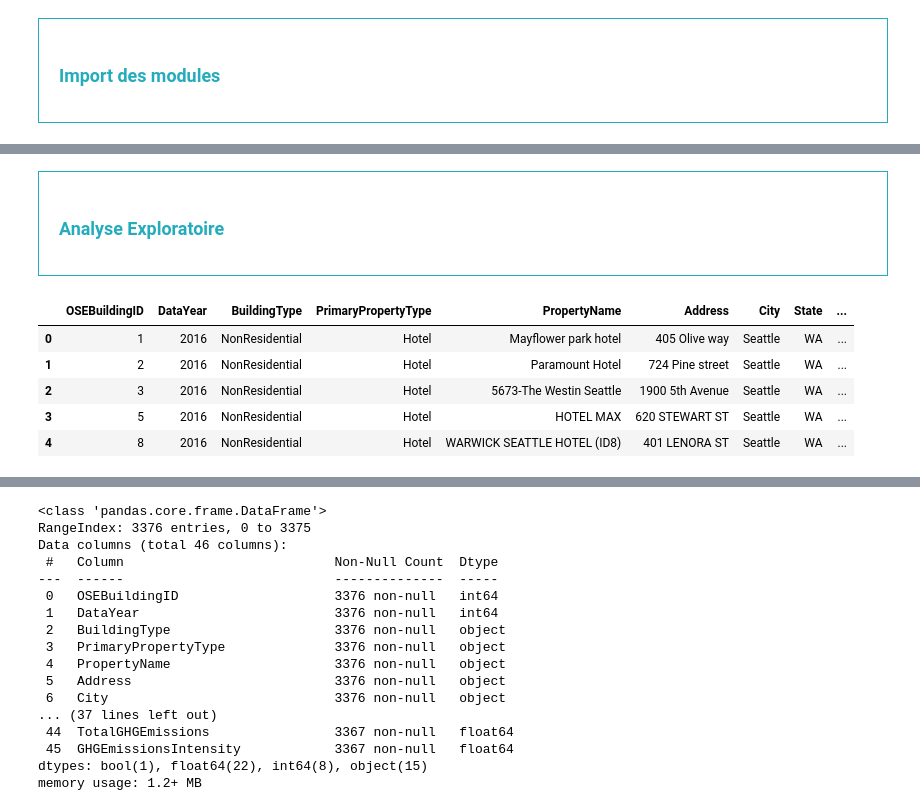
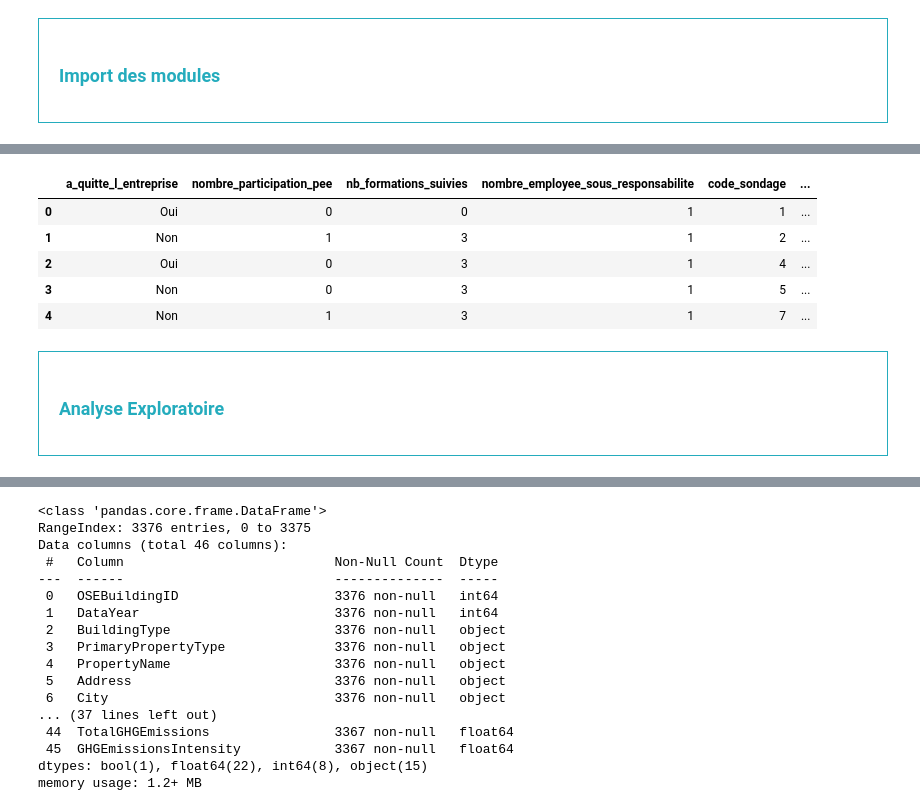
Before and after one commit to Alexis-h2/P4_OC_Classification_RH_turn_over, a Jupyter notebook: Hernandez_Alexis_1_notebook_112026.ipynb, the cells around one changed output, grey strips where cells are left out. Cells and saved outputs as stored; diff of their text form; code cells hidden in the pictures.

```diff
--- a/Hernandez_Alexis_1_notebook_112026.ipynb
+++ b/Hernandez_Alexis_1_notebook_112026.ipynb
@@ -44,3 +68,13 @@ pd.reset_option('display.max_rows')
+# %%
+# On regarde le contenu de sondage
+sondage.head()
+# %% [output]
+|  | a_quitte_l_entreprise | nombre_participation_pee | nb_formations_suivies | nombre_employee_sous_responsabilite | code_sondage | ... |
+| 0 | Oui | 0 | 0 | 1 | 1 | ... |
+| 1 | Non | 1 | 3 | 1 | 2 | ... |
+| 2 | Oui | 0 | 3 | 1 | 4 | ... |
+| 3 | Non | 0 | 3 | 1 | 5 | ... |
+| 4 | Non | 1 | 3 | 1 | 7 | ... |
 # %% [markdown]
 <div style="border: 1px solid RGB(36,172,189);" >
 <h3 style="margin: auto; padding: 20px; color: RGB(36,172,189); ">Analyse Exploratoire</h3>
@@ -50,10 +81,0 @@ building_consumption = pd.read_csv("2016_Building_Energy_Benchmarking.csv", sep=
-# %%
-# On regarde comment un batiment est défini dans ce jeu de données
-building_consumption.head()
-# %% [output]
-|  | OSEBuildingID | DataYear | BuildingType | PrimaryPropertyType | PropertyName | Address | City | State | ... |
-| 0 | 1 | 2016 | NonResidential | Hotel | Mayflower park hotel | 405 Olive way | Seattle | WA | ... |
-| 1 | 2 | 2016 | NonResidential | Hotel | Paramount Hotel | 724 Pine street | Seattle | WA | ... |
-| 2 | 3 | 2016 | NonResidential | Hotel | 5673-The Westin Seattle | 1900 5th Avenue | Seattle | WA | ... |
-| 3 | 5 | 2016 | NonResidential | Hotel | HOTEL MAX | 620 STEWART ST | Seattle | WA | ... |
-| 4 | 8 | 2016 | NonResidential | Hotel | WARWICK SEATTLE HOTEL (ID8) | 401 LENORA ST | Seattle | WA | ... |
```
Also changed, not shown: parts of 12 cells of this notebook, 5 other files.
